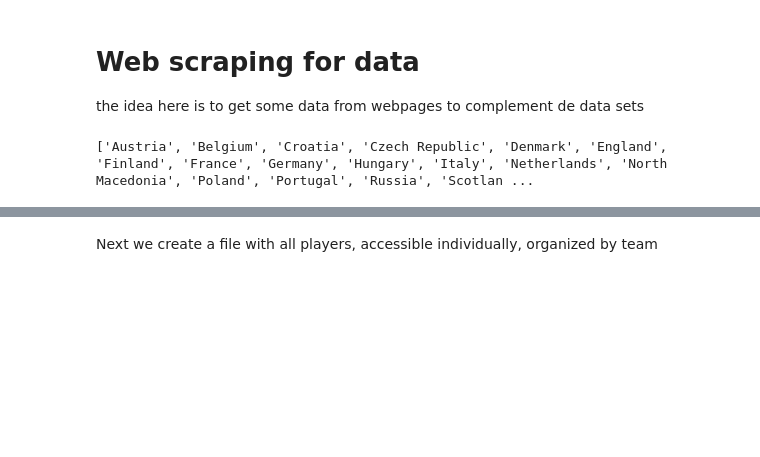
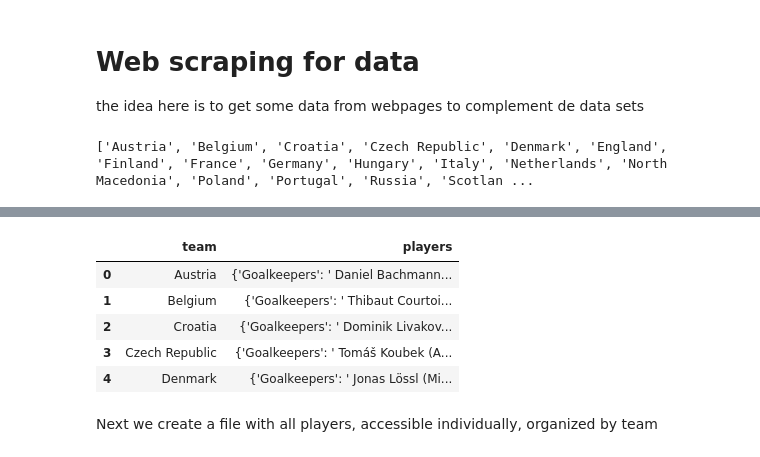
Before and after one commit to daynecdr/euro2020api-streamlit, a Jupyter notebook: database/webscraping.ipynb, the cells around one changed output, grey strips where cells are left out. Cells and saved outputs as stored; diff of their text form; code cells hidden in the pictures; blank space fills up the shorter version.

Commit message:
emergency data fix

```diff
--- a/database/webscraping.ipynb
+++ b/database/webscraping.ipynb
@@ -29,7 +31,7 @@ for e in match:
 
      players.append(e.get_text())
 # %%
-players=[[e.get_text().replace('\ufeff','')] for e in match]
+players=[e.get_text().replace('\ufeff','') for e in match]
 # %%
 
 def team_to_dict(team):
@@ -52,0 +89,12 @@ roster= dict(zip(columns,players))
+# %%
+#df_t=pd.DataFrame(list(roster.items()),columns=['team','players'])
+df_t=pd.DataFrame(roster.items(),columns=['team','players'])
+# %%
+df_t.head()
+# %% [output]
+|  | team | players |
+| 0 | Austria | {'Goalkeepers': ' Daniel Bachmann... |
+| 1 | Belgium | {'Goalkeepers': ' Thibaut Courtoi... |
+| 2 | Croatia | {'Goalkeepers': ' Dominik Livakov... |
+| 3 | Czech Republic | {'Goalkeepers': ' Tomáš Koubek (A... |
+| 4 | Denmark | {'Goalkeepers': ' Jonas Lössl (Mi... |
```
Also changed, not shown: parts of 19 cells of this notebook, 14 other files.
